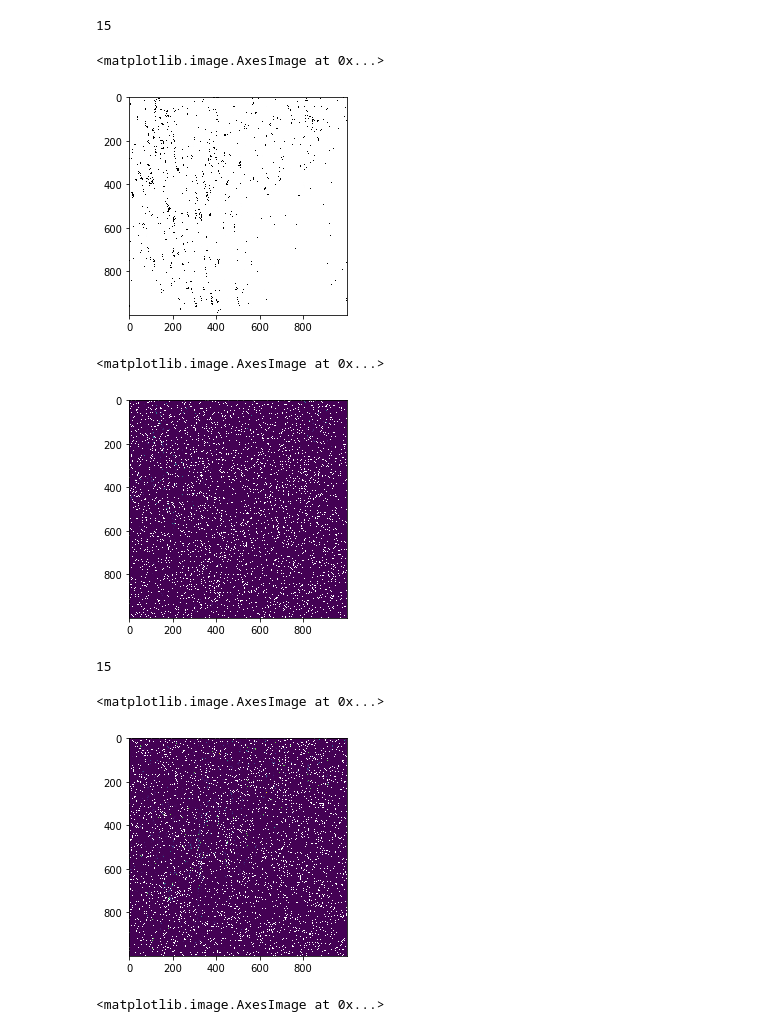
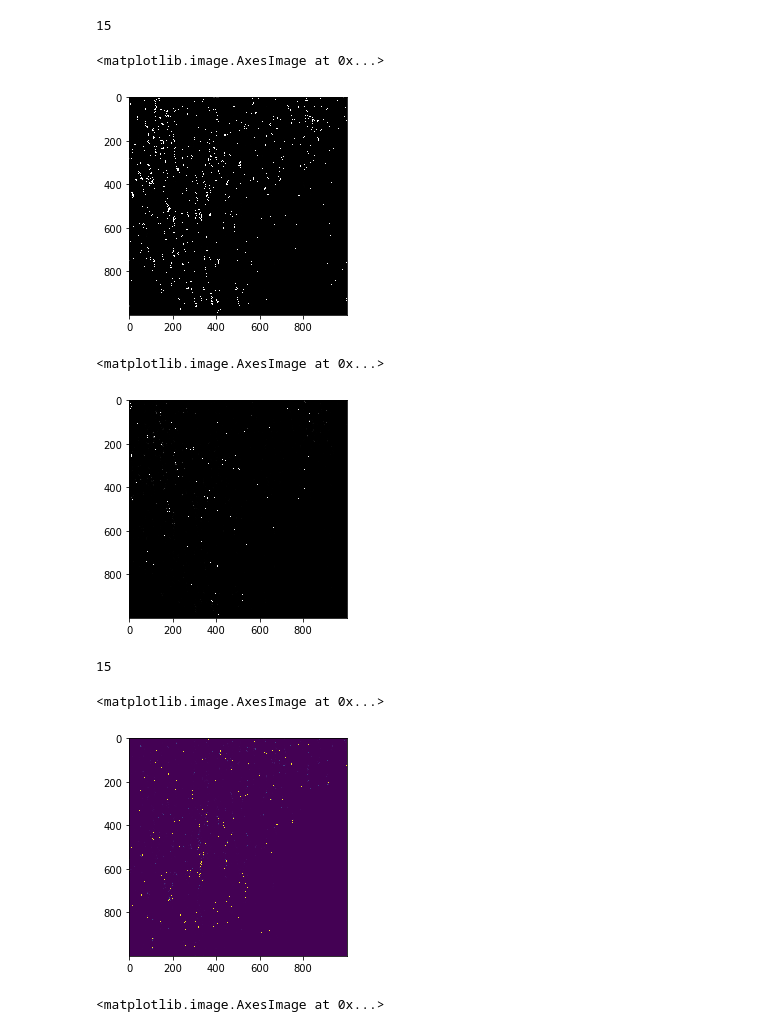
Before and after one commit to kensekense/unige-spring-2020, a Jupyter notebook: selected_topics/forensics/tp1/forensics_TP1.ipynb, the cells around one changed output. Saved outputs shown, nothing was run; the diff lists cells and outputs as text; code cells hidden in the pictures.

```diff
--- a/selected_topics/forensics/tp1/forensics_TP1.ipynb
+++ b/selected_topics/forensics/tp1/forensics_TP1.ipynb
@@ -81,22 +85,23 @@ print(len(W))
 15
 # %%
 #show that the noise is something that we're looking at
-plt.imshow(W[0], cmap="Greys")
+plt.imshow(W[0], cmap="Greys_r")
 # %% [output]
 <matplotlib.image.AxesImage at 0x...>
-[figure, old version]
+[figure, new version]
-# %%
-def calc_contribution(W, I):
-    #deal with zeros
-    old_err_state = np.seterr(divide='raise')
-    ignored_states = np.seterr(**old_err_state)
-    return np.divide(W*I,I**2)
+# %%
+def calc_contribution(W, I):
+    ret = np.divide(W*I,I**2)
+    ret[ret == 0] = 1
+    ret[ret > 255] = 255
+    ret[np.isnan(ret)] = 1
+    return ret
 # %%
 test_finger = calc_contribution(W[0],images[0])
-plt.imshow(test_finger)
+plt.imshow(test_finger, cmap="Greys_r")
 # %% [output]
 <matplotlib.image.AxesImage at 0x...>
-[figure, old version]
+[figure, new version]
 # %%
 #store all the fingerprints
 fingerprints = []
@@ -109,7 +114,7 @@ print(len(fingerprints))
 plt.imshow(fingerprints[3])
 # %% [output]
 <matplotlib.image.AxesImage at 0x...>
-[figure, old version]
+[figure, new version]
 # %%
 camera_b = []
 for i in range(1,6):
```
Also changed, not shown: parts of 12 cells of this notebook, 7 other files.
